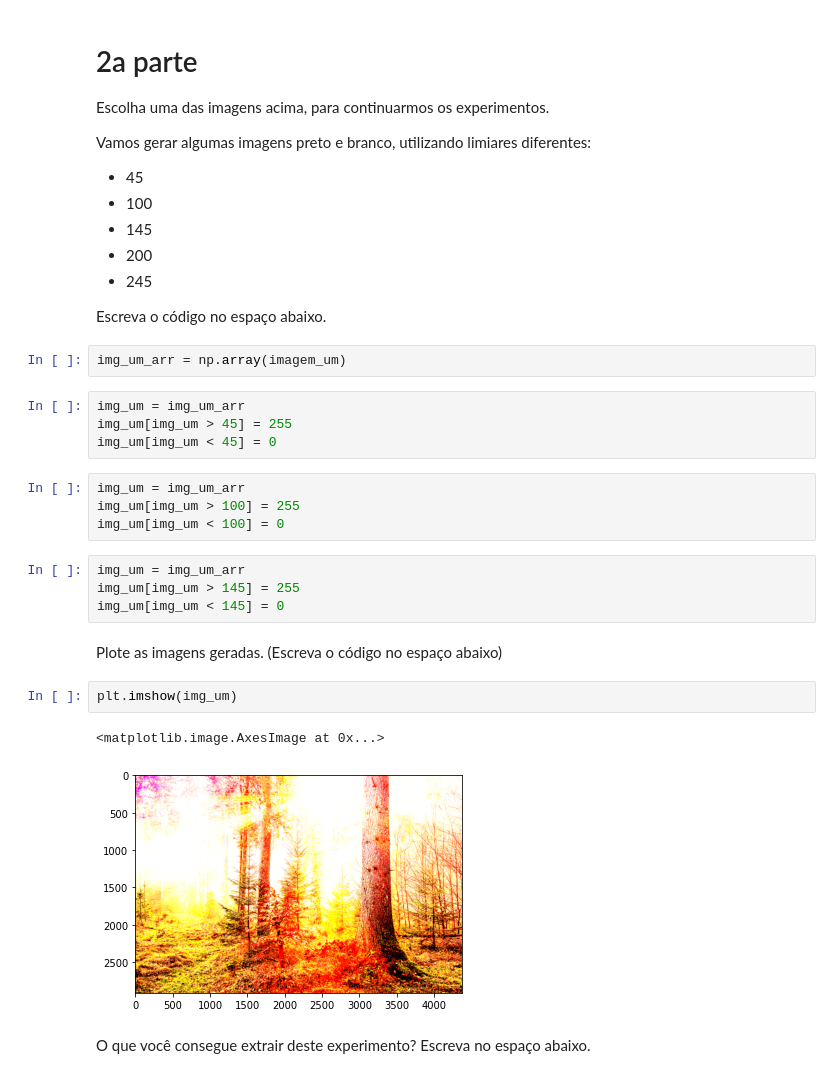
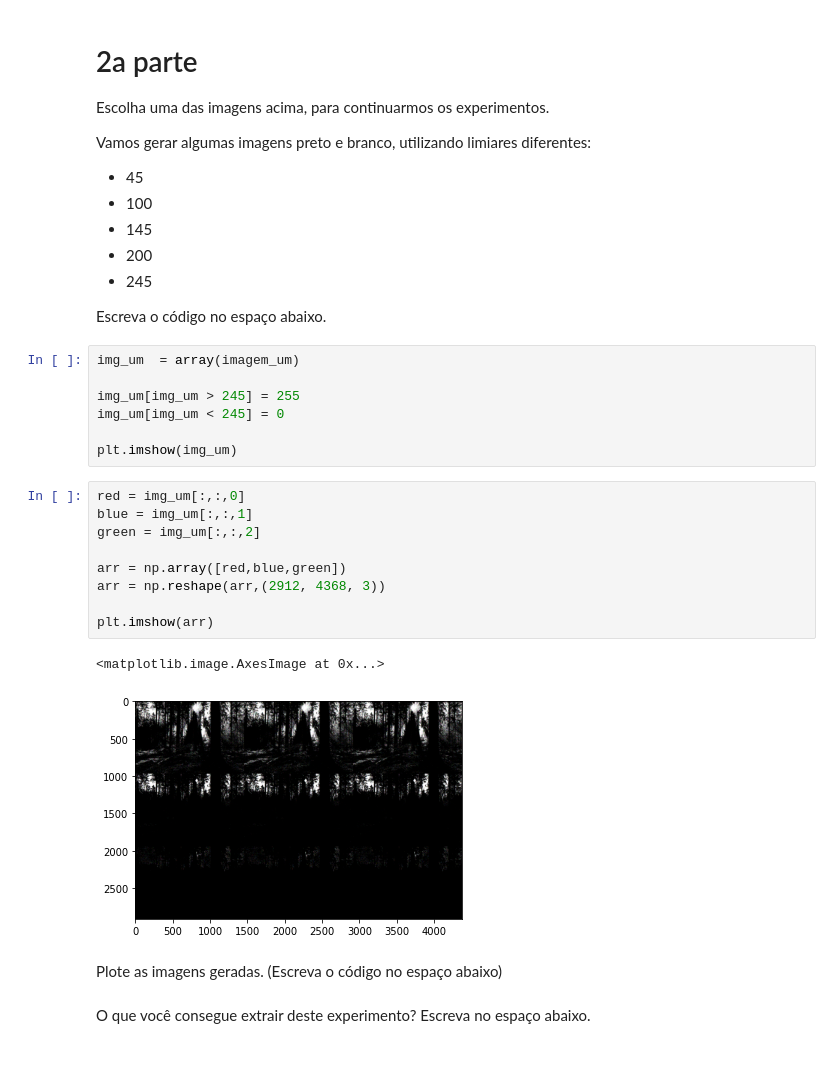
Before and after one commit to rafaelsequiguti/labs, a Jupyter notebook: code_02.ipynb, the cells around one changed output. Cells and saved outputs as stored; diff of their text form.

```diff
--- a/code_02.ipynb
+++ b/code_02.ipynb
@@ -117,27 +121,27 @@ Vamos gerar algumas imagens preto e branco, utilizando limiares diferentes:
 *  245
 
 Escreva o código no espaço abaixo.
-# %%
-img_um_arr = np.array(imagem_um)
 # %%
-img_um = img_um_arr
-img_um[img_um > 45] = 255
-img_um[img_um < 45] = 0
+img_um  = array(imagem_um)
+
+img_um[img_um > 245] = 255
+img_um[img_um < 245] = 0
+
+plt.imshow(img_um)
-# %%
-img_um = img_um_arr
-img_um[img_um > 100] = 255
-img_um[img_um < 100] = 0
-# %%
-img_um = img_um_arr
-img_um[img_um > 145] = 255
-img_um[img_um < 145] = 0
+# %%
+red = img_um[:,:,0]
+blue = img_um[:,:,1]
+green = img_um[:,:,2]
+
+arr = np.array([red,blue,green])
+arr = np.reshape(arr,(2912, 4368, 3))
+
+plt.imshow(arr)
+# %% [output]
+<matplotlib.image.AxesImage at 0x...>
+[figure, added]
 # %% [markdown]
 Plote as imagens geradas. (Escreva o código no espaço abaixo)
-# %%
-plt.imshow(img_um)
-# %% [output]
-<matplotlib.image.AxesImage at 0x...>
-[figure, removed]
 # %% [markdown]
 O que você consegue extrair deste experimento? Escreva no espaço abaixo.
 # %% [markdown]
```
Also changed, not shown: parts of 1 cell of this notebook.
